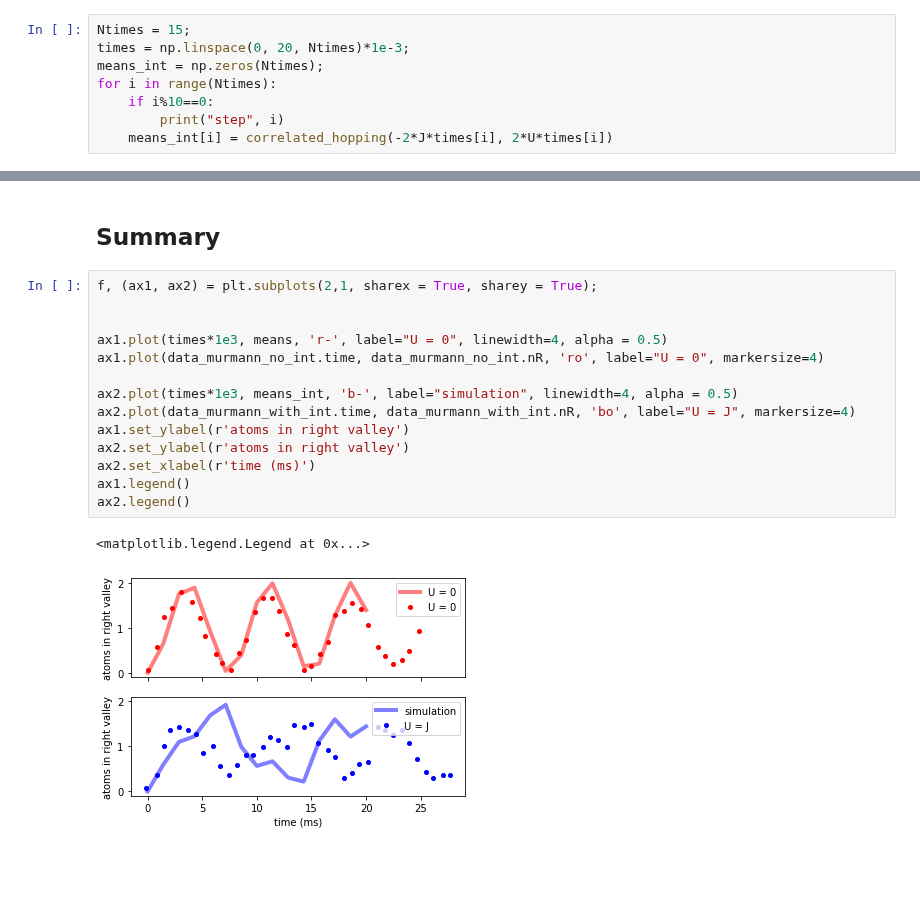
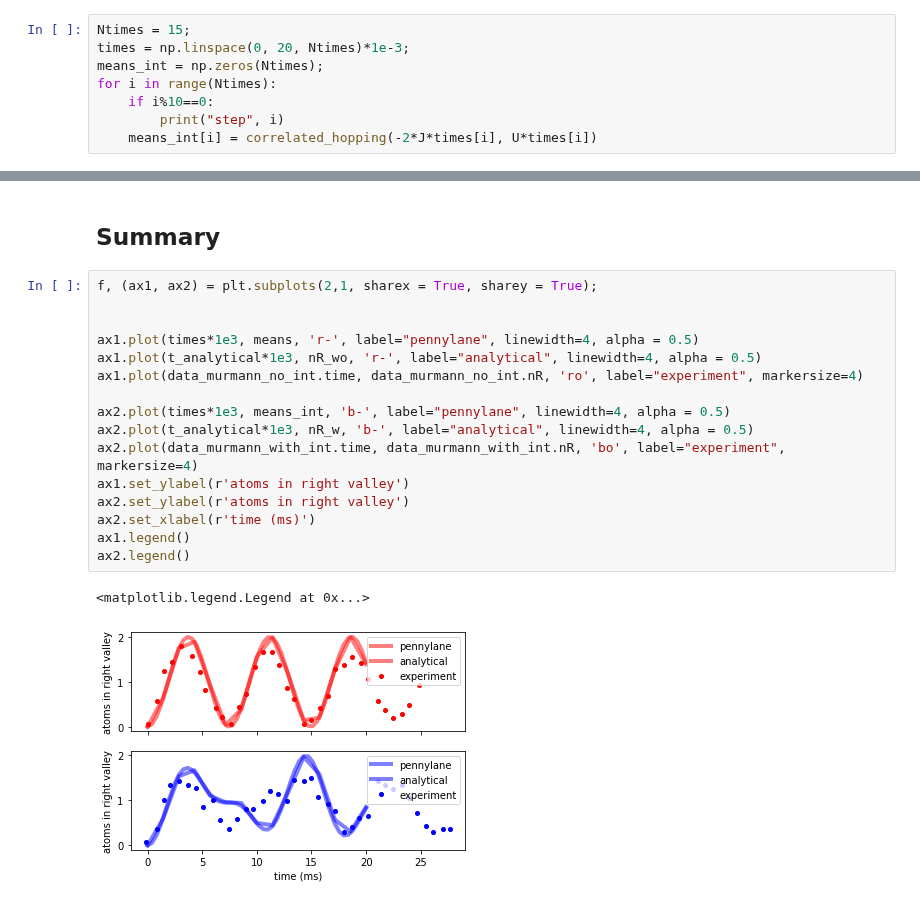
Before and after one commit to synqs/pennylane-ls, a Jupyter notebook: examples/Fermions_in_double_well.ipynb, the cells around one changed output, grey strips where cells are left out. Saved outputs shown, nothing was run; the diff lists cells and outputs as text; blank space fills up the shorter version.

Commit message:
Update Fermions_in_double_well.ipynb
Some factors of two are still trailing, but analytics and pennylane agree there. Still not clear how to achieve agreement with experiment

```diff
--- a/examples/Fermions_in_double_well.ipynb
+++ b/examples/Fermions_in_double_well.ipynb
@@ -188,7 +188,7 @@ means_int = np.zeros(Ntimes);
 for i in range(Ntimes):
     if i%10==0:
         print("step", i)
-    means_int[i] = correlated_hopping(-2*J*times[i], 2*U*times[i])
+    means_int[i] = correlated_hopping(-2*J*times[i], U*times[i])
 # %% [output]
 step 0
 step 10
@@ -211,17 +211,19 @@ WARNING:matplotlib.legend:No handles with labels found to put in legend.
 # %%
 f, (ax1, ax2) = plt.subplots(2,1, sharex = True, sharey = True);
 
 
-ax1.plot(times*1e3, means, 'r-', label="U = 0", linewidth=4, alpha = 0.5)
-ax1.plot(data_murmann_no_int.time, data_murmann_no_int.nR, 'ro', label="U = 0", markersize=4)
+ax1.plot(times*1e3, means, 'r-', label="pennylane", linewidth=4, alpha = 0.5)
+ax1.plot(t_analytical*1e3, nR_wo, 'r-', label="analytical", linewidth=4, alpha = 0.5)
+ax1.plot(data_murmann_no_int.time, data_murmann_no_int.nR, 'ro', label="experiment", markersize=4)
 
-ax2.plot(times*1e3, means_int, 'b-', label="simulation", linewidth=4, alpha = 0.5)
-ax2.plot(data_murmann_with_int.time, data_murmann_with_int.nR, 'bo', label="U = J", markersize=4)
+ax2.plot(times*1e3, means_int, 'b-', label="pennylane", linewidth=4, alpha = 0.5)
+ax2.plot(t_analytical*1e3, nR_w, 'b-', label="analytical", linewidth=4, alpha = 0.5)
+ax2.plot(data_murmann_with_int.time, data_murmann_with_int.nR, 'bo', label="experiment", markersize=4)
 ax1.set_ylabel(r'atoms in right valley')
 ax2.set_ylabel(r'atoms in right valley')
 ax2.set_xlabel(r'time (ms)')
 ax1.legend()
 ax2.legend()
 # %% [output]
 <matplotlib.legend.Legend at 0x...>
-[figure, old version]
+[figure, new version]
```
Also changed, not shown: parts of 1 cell of this notebook.
